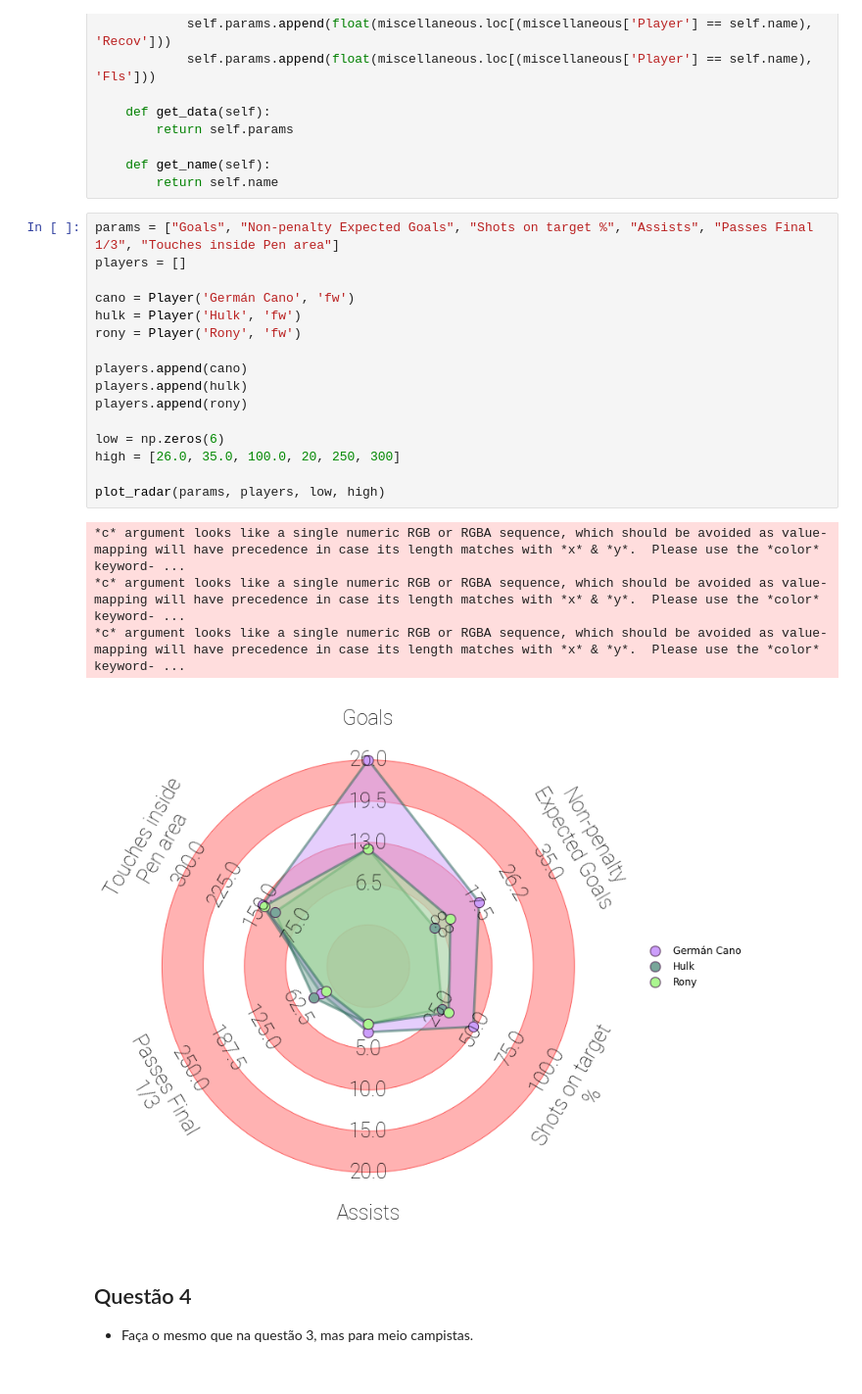
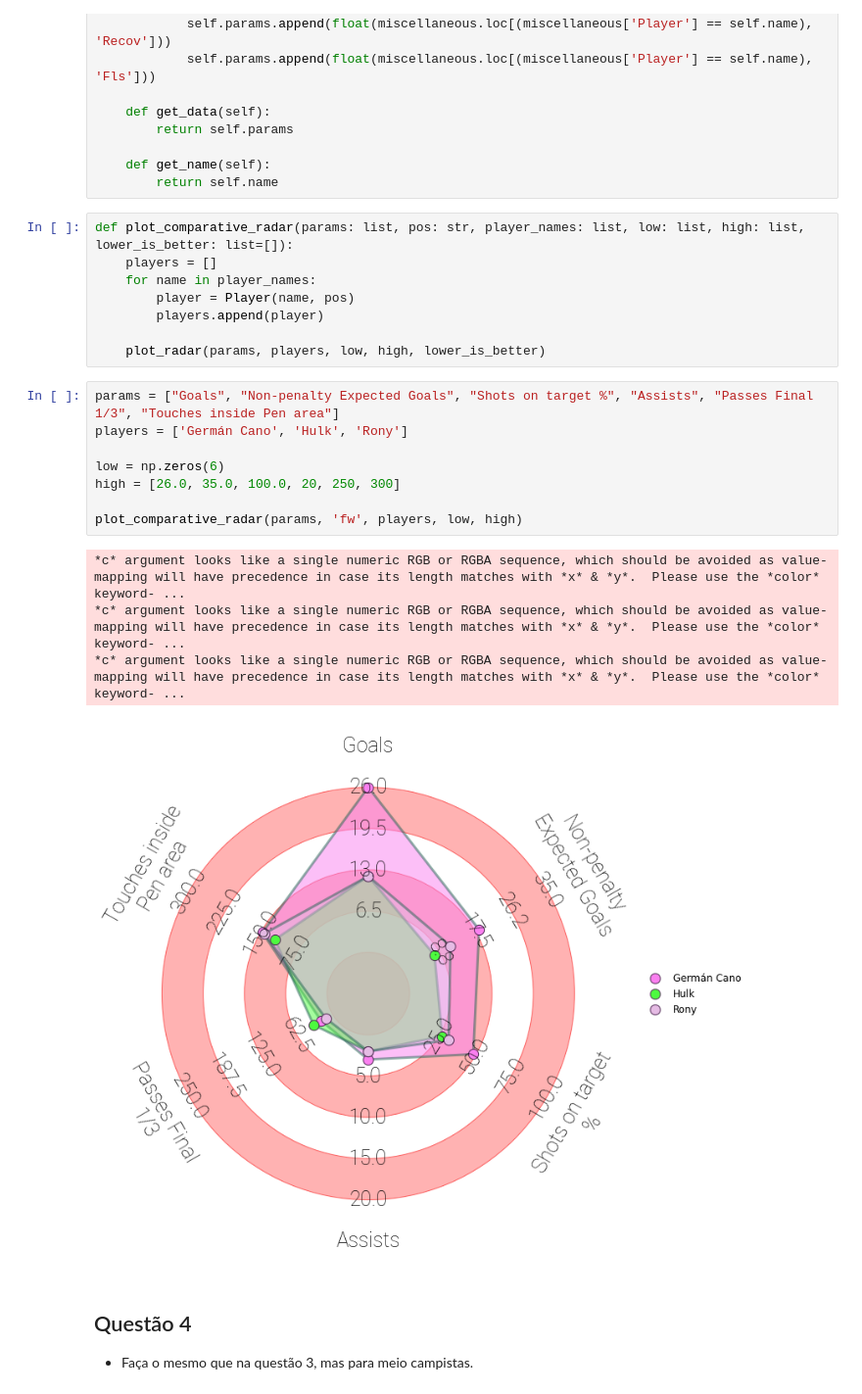
Before and after one commit to paduathiago/Data-Science-Applied-to-Soccer, a Jupyter notebook: ativ_2.ipynb, the cells around one changed output. Shown at 98% size. Drawn from its saved outputs; the diff is of its cells as text.

```diff
--- a/ativ_2.ipynb
+++ b/ativ_2.ipynb
@@ -359,27 +359,27 @@ class Player:
 
     def get_name(self):
         return self.name
+# %%
+def plot_comparative_radar(params: list, pos: str, player_names: list, low: list, high: list, lower_is_better: list=[]):
+    players = []
+    for name in player_names:
+        player = Player(name, pos)
+        players.append(player)
+
+    plot_radar(params, players, low, high, lower_is_better)
 # %%
 params = ["Goals", "Non-penalty Expected Goals", "Shots on target %", "Assists", "Passes Final 1/3", "Touches inside Pen area"]
-players = []
-
-cano = Player('Germán Cano', 'fw')
-hulk = Player('Hulk', 'fw')
-rony = Player('Rony', 'fw')
-
-players.append(cano)
-players.append(hulk)
-players.append(rony)
+players = ['Germán Cano', 'Hulk', 'Rony']
 
 low = np.zeros(6)
 high = [26.0, 35.0, 100.0, 20, 250, 300]
 
-plot_radar(params, players, low, high)
+plot_comparative_radar(params, 'fw', players, low, high)
 # %% [output]
 *c* argument looks like a single numeric RGB or RGBA sequence, which should be avoided as value-mapping will have precedence in case its length matches with *x* & *y*.  Please use the *color* keyword- ...
 *c* argument looks like a single numeric RGB or RGBA sequence, which should be avoided as value-mapping will have precedence in case its length matches with *x* & *y*.  Please use the *color* keyword- ...
 *c* argument looks like a single numeric RGB or RGBA sequence, which should be avoided as value-mapping will have precedence in case its length matches with *x* & *y*.  Please use the *color* keyword- ...
-[figure, old version]
+[figure, new version]
 # %% [markdown]
 ## Questão 4
 - Faça o mesmo que na questão 3, mas para meio campistas.
```
Also changed, not shown: parts of 3 cells of this notebook.
